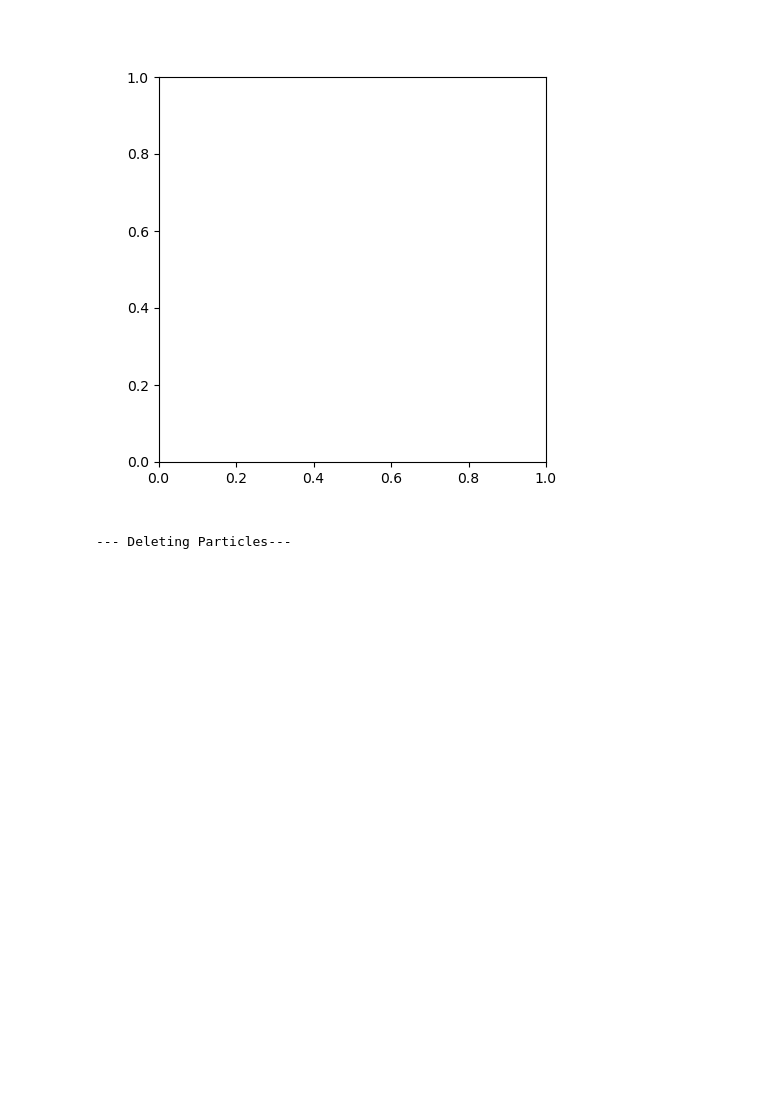
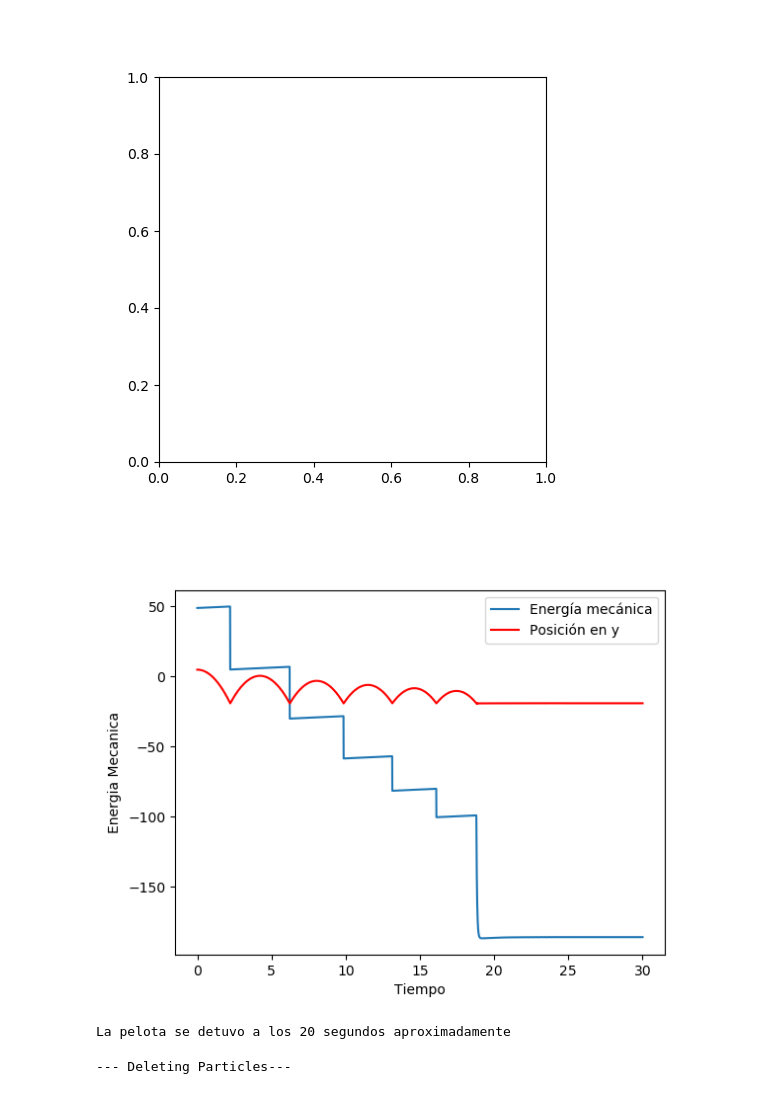
Before and after one commit to JdAriasb/JuanArias-LauraCastro, a Jupyter notebook: semana1/Tarea_1.ipynb, the cells around one changed output. Saved outputs shown, nothing was run; the diff lists cells and outputs as text; code cells hidden in the pictures; blank space fills up the shorter version.

```diff
--- a/semana1/Tarea_1.ipynb
+++ b/semana1/Tarea_1.ipynb
@@ -169,6 +169,8 @@ def RunSimulation3D(t,NParticles = 100, Velo = 6):
     return Particles
 # %%
 Particles = RunSimulation2D(t,1,Velo = 50)
+velocidad=Particles[0].GetVelocityVector()
+posicion=Particles[0].GetPositionVector()
 # %%
 len(Particles[0].GetPositionVector())
 # %% [output]
@@ -227,6 +229,28 @@ Animation = anim.FuncAnimation(fig,Update,frames=len(redt),init_func=init)
 Writer = anim.writers['ffmpeg']
 writer_ = Writer(fps=50, metadata=dict(artist='Me'))
 Animation.save('FallingBall.mp4', writer=writer_)
+# %%
+def EnergiaMecanica(p,v):
+  TotalE=(9.8*(p[:,1])) + (0.5)*(v[:,1]**2)
+  return TotalE
+# %%
+Energia= EnergiaMecanica(posicion,velocidad)
+# %%
+plt.figure()
+plt.plot(t,Energia, label = "Energía mecánica")
+plt.plot(t,posicion[:,1], color='red', label = "Posición en y")
+plt.xlabel('Tiempo')
+plt.ylabel('Energia Mecanica')
+plt.legend()
+plt.show()
+plt.savefig("Grafica.png")
+# %% [output]
+[figure, added]
+# %%
+Tstop=20
+print(f'La pelota se detuvo a los {Tstop} segundos aproximadamente')
+# %% [output]
+La pelota se detuvo a los 20 segundos aproximadamente
 # %%
 def RemoveParticles(Particles):
     print('--- Deleting Particles---')
```
Also changed, not shown: parts of 1 cell of this notebook.
